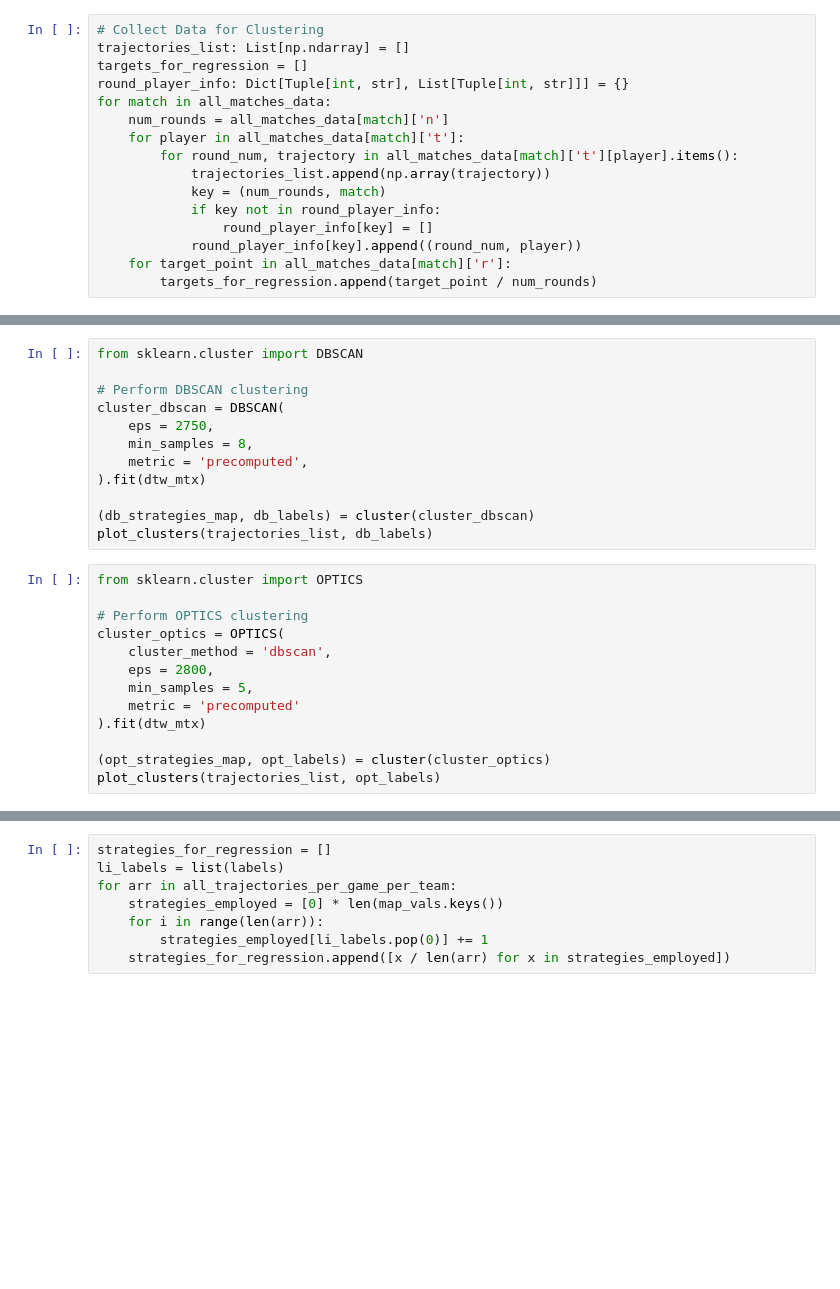
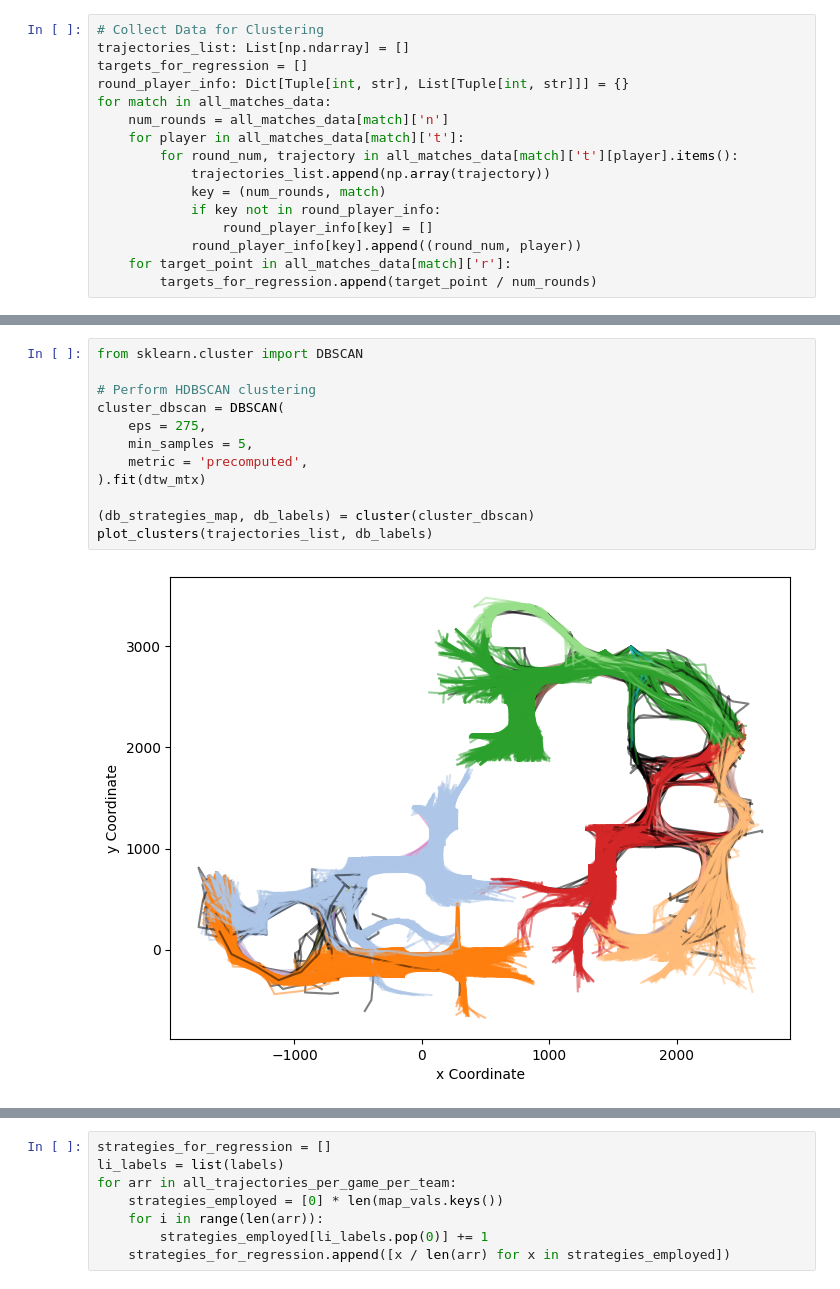
Before and after one commit to MJKingsbury/csA, a Jupyter notebook: src/main.ipynb, the cells around one changed output, grey strips where cells are left out. Cells and saved outputs as stored; diff of their text form; blank space fills up the shorter version.

```diff
--- a/src/main.ipynb
+++ b/src/main.ipynb
@@ -285,28 +298,17 @@ plot_clusters(trajectories_list, agg_labels)
 # %%
 from sklearn.cluster import DBSCAN
 
-# Perform DBSCAN clustering
+# Perform HDBSCAN clustering
 cluster_dbscan = DBSCAN(
-    eps = 2750,
-    min_samples = 8,
+    eps = 275,
+    min_samples = 5,
     metric = 'precomputed',
 ).fit(dtw_mtx)
 
 (db_strategies_map, db_labels) = cluster(cluster_dbscan)
 plot_clusters(trajectories_list, db_labels)
+# %% [output]
+[figure, added]
-# %%
-from sklearn.cluster import OPTICS
-
-# Perform OPTICS clustering
-cluster_optics = OPTICS(
-    cluster_method = 'dbscan',
-    eps = 2800,
-    min_samples = 5,
-    metric = 'precomputed'
-).fit(dtw_mtx)
-
-(opt_strategies_map, opt_labels) = cluster(cluster_optics)
-plot_clusters(trajectories_list, opt_labels)
 # %%
 # Map Cluster Labels to Player Trajectories
 all_trajectories_per_game_per_team = []
```
Also changed, not shown: parts of 23 cells of this notebook, 1 other file.
